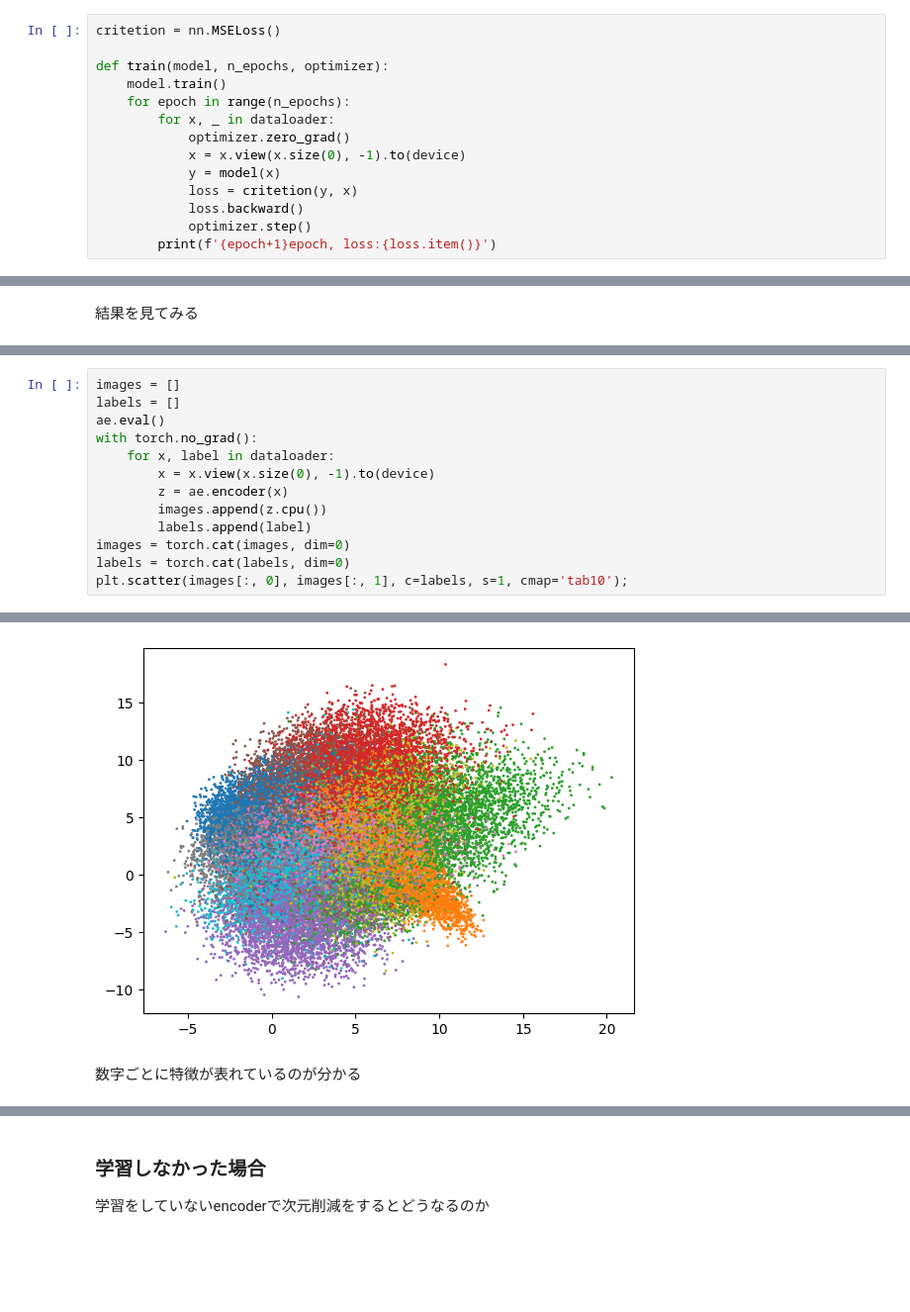
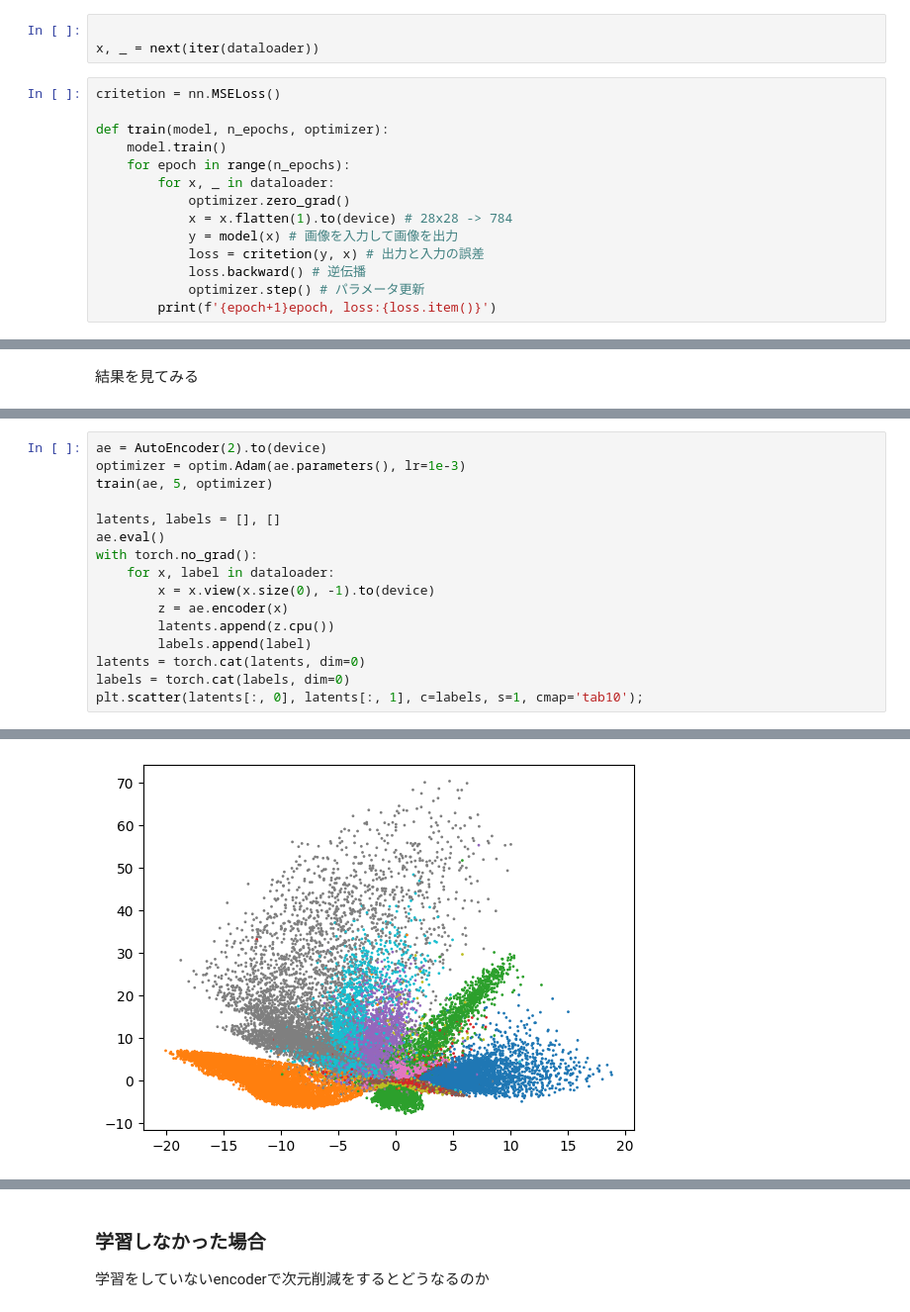
Before and after one commit to misya11p/Autoencoder-study, a Jupyter notebook: AE.ipynb, the cells around one changed output, grey strips where cells are left out. Shown at 99% size. Saved outputs shown, nothing was run; the diff lists cells and outputs as text; blank space fills up the shorter version.

```diff
--- a/AE.ipynb
+++ b/AE.ipynb
@@ -102,3 +104,6 @@ class AutoEncoder(nn.Module):
+# %%
+
+x, _ = next(iter(dataloader))
 # %%
 critetion = nn.MSELoss()
 
@@ -107,10 +112,10 @@ def train(model, n_epochs, optimizer):
     for epoch in range(n_epochs):
         for x, _ in dataloader:
             optimizer.zero_grad()
-            x = x.view(x.size(0), -1).to(device)
-            y = model(x)
-            loss = critetion(y, x)
-            loss.backward()
-            optimizer.step()
+            x = x.flatten(1).to(device) # 28x28 -> 784
+            y = model(x) # 画像を入力して画像を出力
+            loss = critetion(y, x) # 出力と入力の誤差
+            loss.backward() # 逆伝播
+            optimizer.step() # パラメータ更新
         print(f'{epoch+1}epoch, loss:{loss.item()}')
 # %%
@@ -151,14 +155,17 @@ encoderは入力を低次元に圧縮しているので，そこを使えば次
 # %%
-images = []
-labels = []
+ae = AutoEncoder(2).to(device)
+optimizer = optim.Adam(ae.parameters(), lr=1e-3)
+train(ae, 5, optimizer)
+
+latents, labels = [], []
 ae.eval()
 with torch.no_grad():
     for x, label in dataloader:
         x = x.view(x.size(0), -1).to(device)
         z = ae.encoder(x)
-        images.append(z.cpu())
+        latents.append(z.cpu())
         labels.append(label)
-images = torch.cat(images, dim=0)
+latents = torch.cat(latents, dim=0)
 labels = torch.cat(labels, dim=0)
-plt.scatter(images[:, 0], images[:, 1], c=labels, s=1, cmap='tab10');
+plt.scatter(latents[:, 0], latents[:, 1], c=labels, s=1, cmap='tab10');
 # %% [output]
@@ -165,3 +177 @@ plt.scatter(images[:, 0], images[:, 1], c=labels, s=1, cmap='tab10');
-[figure, old version]
+[figure, new version]
-# %% [markdown]
-数字ごとに特徴が表れているのが分かる
```
Also changed, not shown: parts of 37 cells of this notebook.
